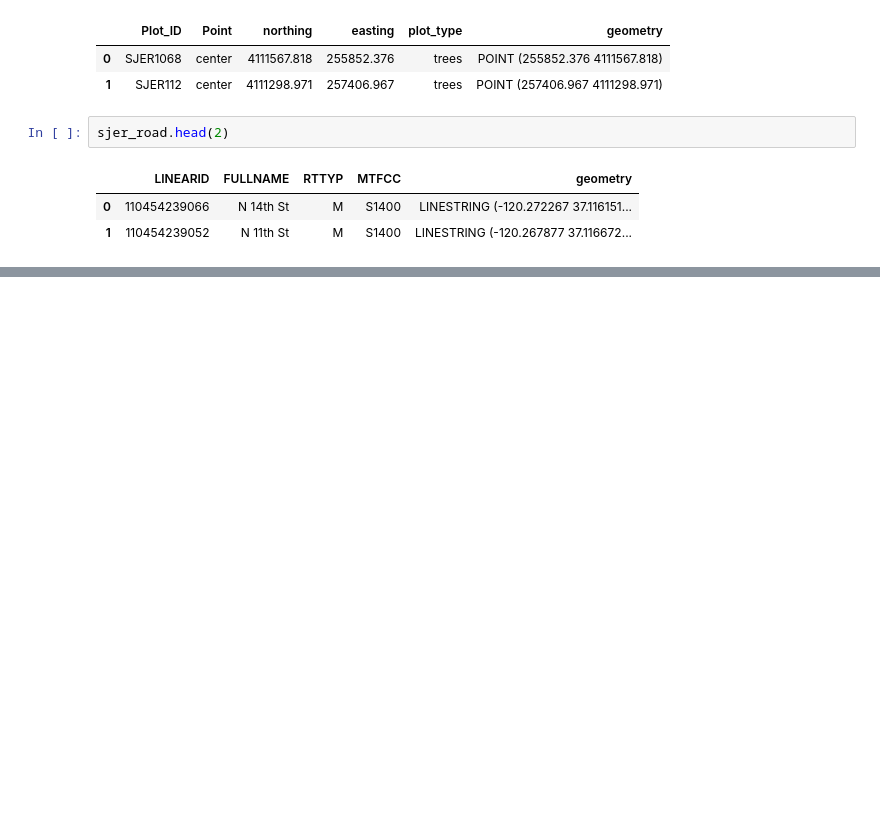
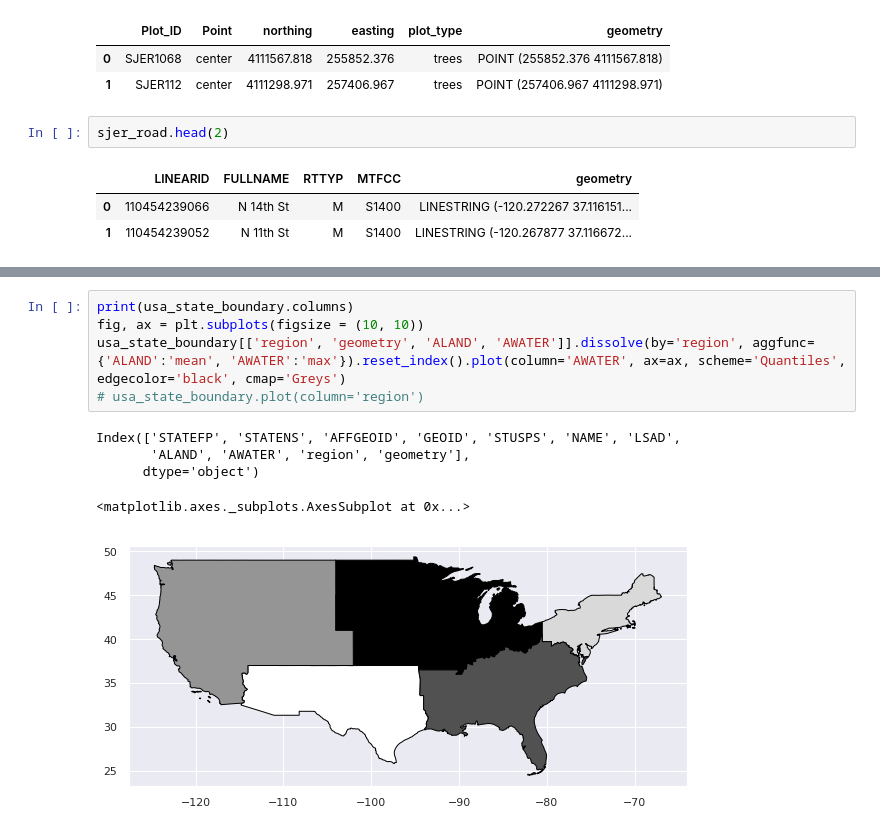
Before and after one commit to ArmaanBhullar/grid_gdp_analysis, a Jupyter notebook: earth_lab_tut_0.ipynb, the cells around one changed output, grey strips where cells are left out. Saved outputs shown, nothing was run; the diff lists cells and outputs as text; blank space fills up the shorter version.

```diff
--- a/earth_lab_tut_0.ipynb
+++ b/earth_lab_tut_0.ipynb
@@ -132,0 +187,11 @@ axis.set_title('SJER Plot Locations\nMadera County, CA', fontsize=16);
+# %%
+print(usa_state_boundary.columns)
+fig, ax = plt.subplots(figsize = (10, 10))
+usa_state_boundary[['region', 'geometry', 'ALAND', 'AWATER']].dissolve(by='region', aggfunc={'ALAND':'mean', 'AWATER':'max'}).reset_index().plot(column='AWATER', ax=ax, scheme='Quantiles', edgecolor='black', cmap='Greys')
+# usa_state_boundary.plot(column='region')
+# %% [output]
+Index(['STATEFP', 'STATENS', 'AFFGEOID', 'GEOID', 'STUSPS', 'NAME', 'LSAD',
+       'ALAND', 'AWATER', 'region', 'geometry'],
+      dtype='object')
+<matplotlib.axes._subplots.AxesSubplot at 0x...>
+[figure, added]
```
Also changed, not shown: parts of 13 cells of this notebook, 1 other file.
